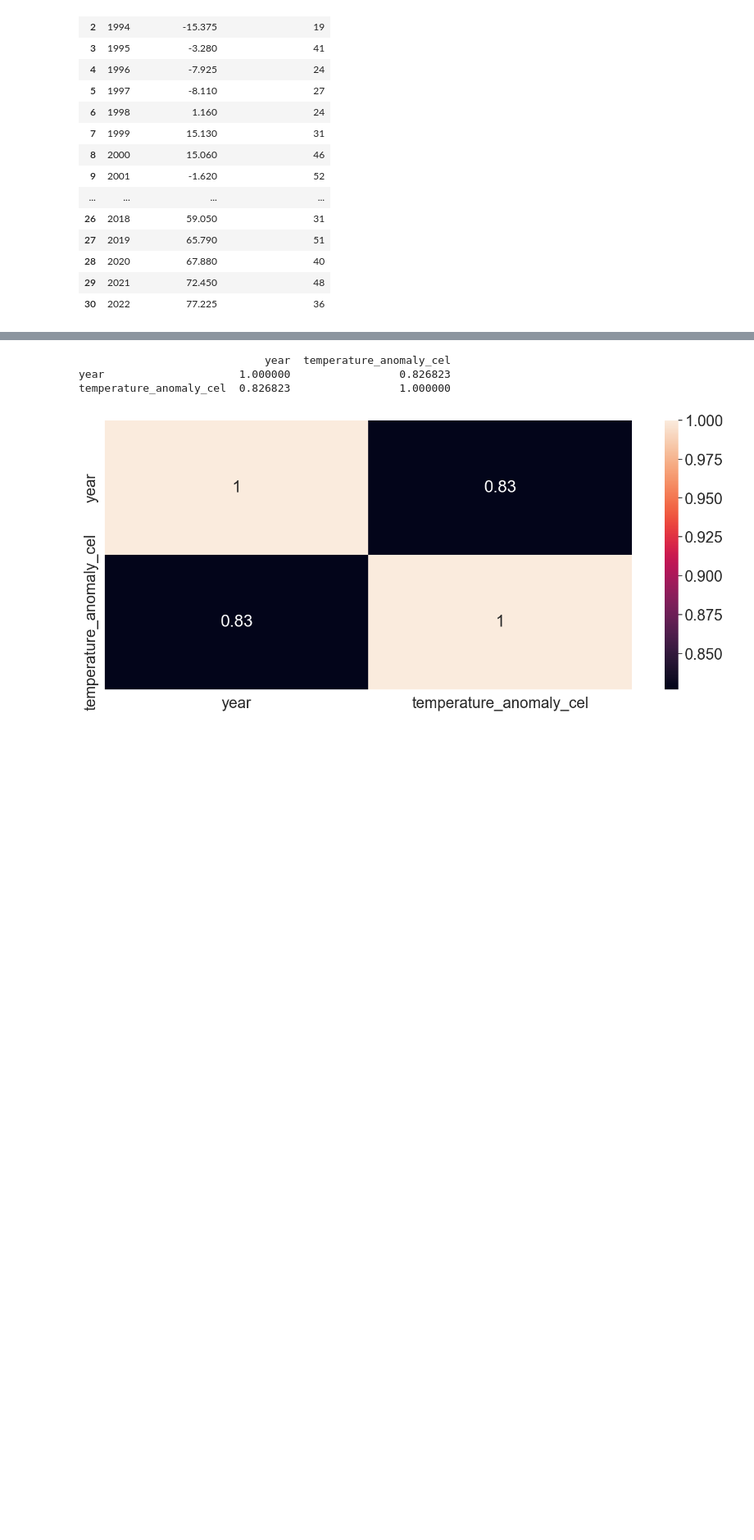
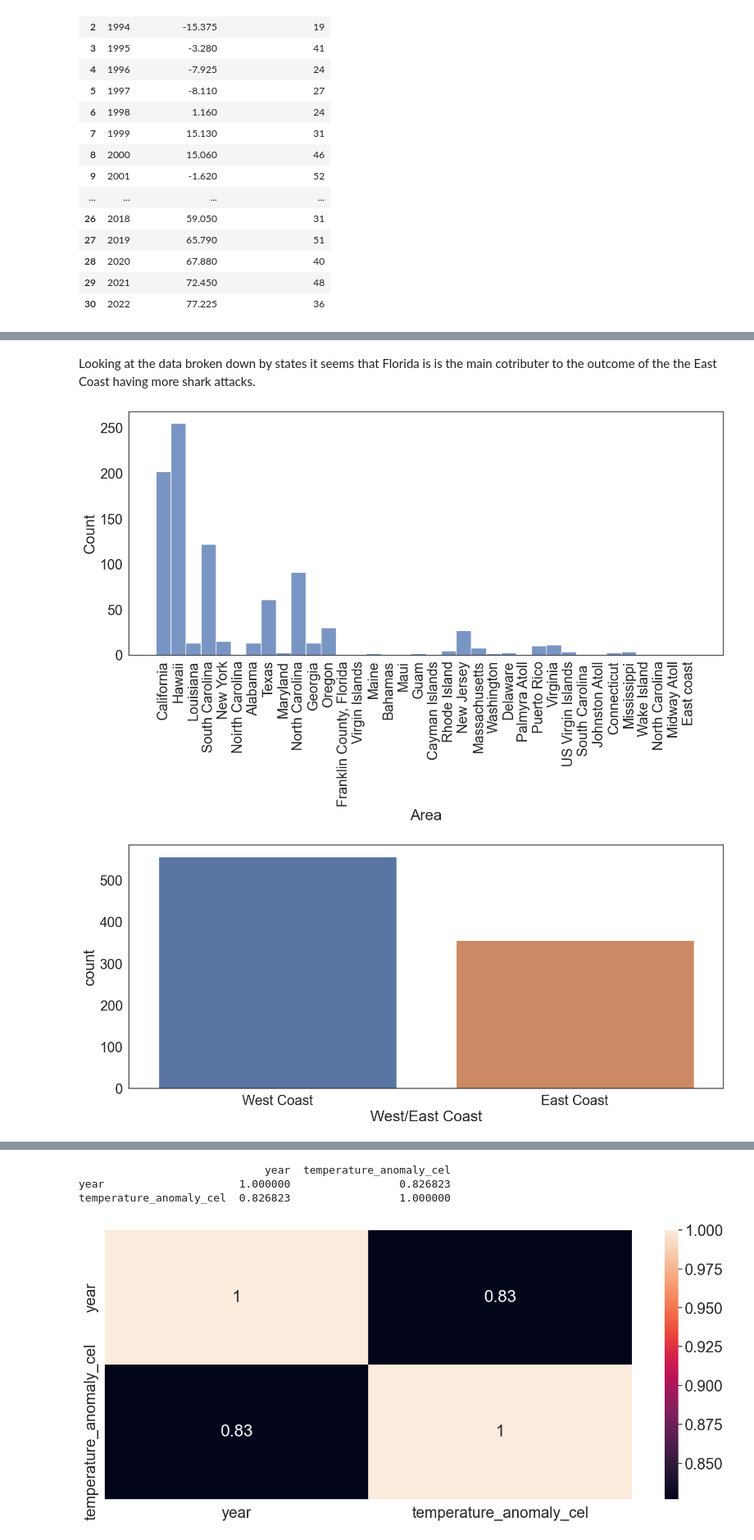
Before and after one commit to AndyCesium/COGS108_project, a Jupyter notebook: EDACheckpointGroup_064-Fa22.ipynb, the cells around one changed output, grey strips where cells are left out. Shown at 82% size. Drawn from its saved outputs; the diff is of its cells as text; code cells hidden in the pictures; blank space fills up the shorter version.

```diff
--- a/EDACheckpointGroup_064-Fa22.ipynb
+++ b/EDACheckpointGroup_064-Fa22.ipynb
@@ -630,0 +665,13 @@ sns.regplot(data=atlantic_sharks_merged, x='median_sea_level', y='num_of_shark_a
+# %% [markdown]
+Looking at the data broken down by states it seems that Florida is is the main cotributer to the outcome of the the East Coast having more shark attacks.
+# %%
+# Shark attacks on the East Coast vs. the West Coast and shark attacks per area excluding Florida
+noFlorida = sharks_df[sharks_df.Area != 'Florida']
+sns.histplot(data = noFlorida, x= 'Area')
+plt.xticks(rotation= 90)
+plt.show()
+sns.countplot(data = noFlorida, x= noFlorida['West/East Coast'])
+plt.show()
+# %% [output]
+[figure, added]
+[figure, added]
```
Also changed, not shown: parts of 16 cells of this notebook.
